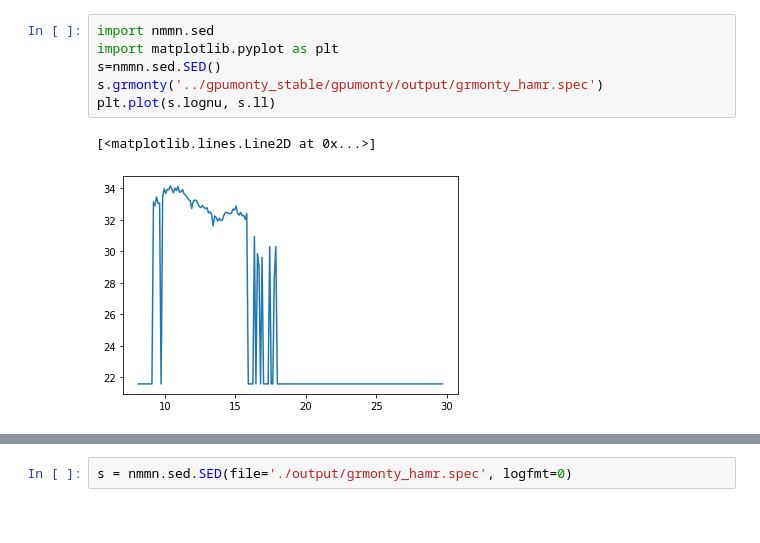
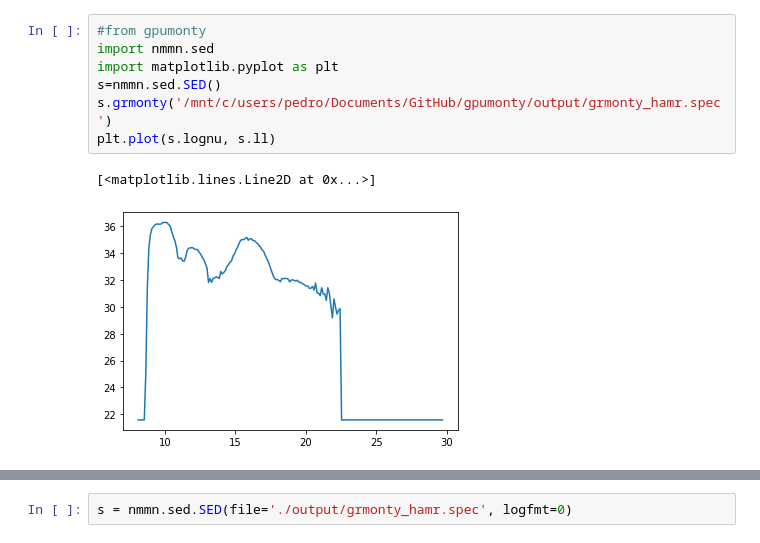
Before and after one commit to black-hole-group/gpumonty, a Jupyter notebook: Untitled.ipynb, the cells around one changed output, grey strips where cells are left out. Drawn from its saved outputs; the diff is of its cells as text.

```diff
--- a/Untitled.ipynb
+++ b/Untitled.ipynb
@@ -1,9 +1,10 @@
 # %%
+#from gpumonty
 import nmmn.sed
 import matplotlib.pyplot as plt
 s=nmmn.sed.SED()
-s.grmonty('../gpumonty_stable/gpumonty/output/grmonty_hamr.spec')
+s.grmonty('/mnt/c/users/pedro/Documents/GitHub/gpumonty/output/grmonty_hamr.spec')
 plt.plot(s.lognu, s.ll)
 # %% [output]
 [<matplotlib.lines.Line2D at 0x...>]
-[figure, old version]
+[figure, new version]
```
Also changed, not shown: parts of 14 cells of this notebook, 13 other files.
